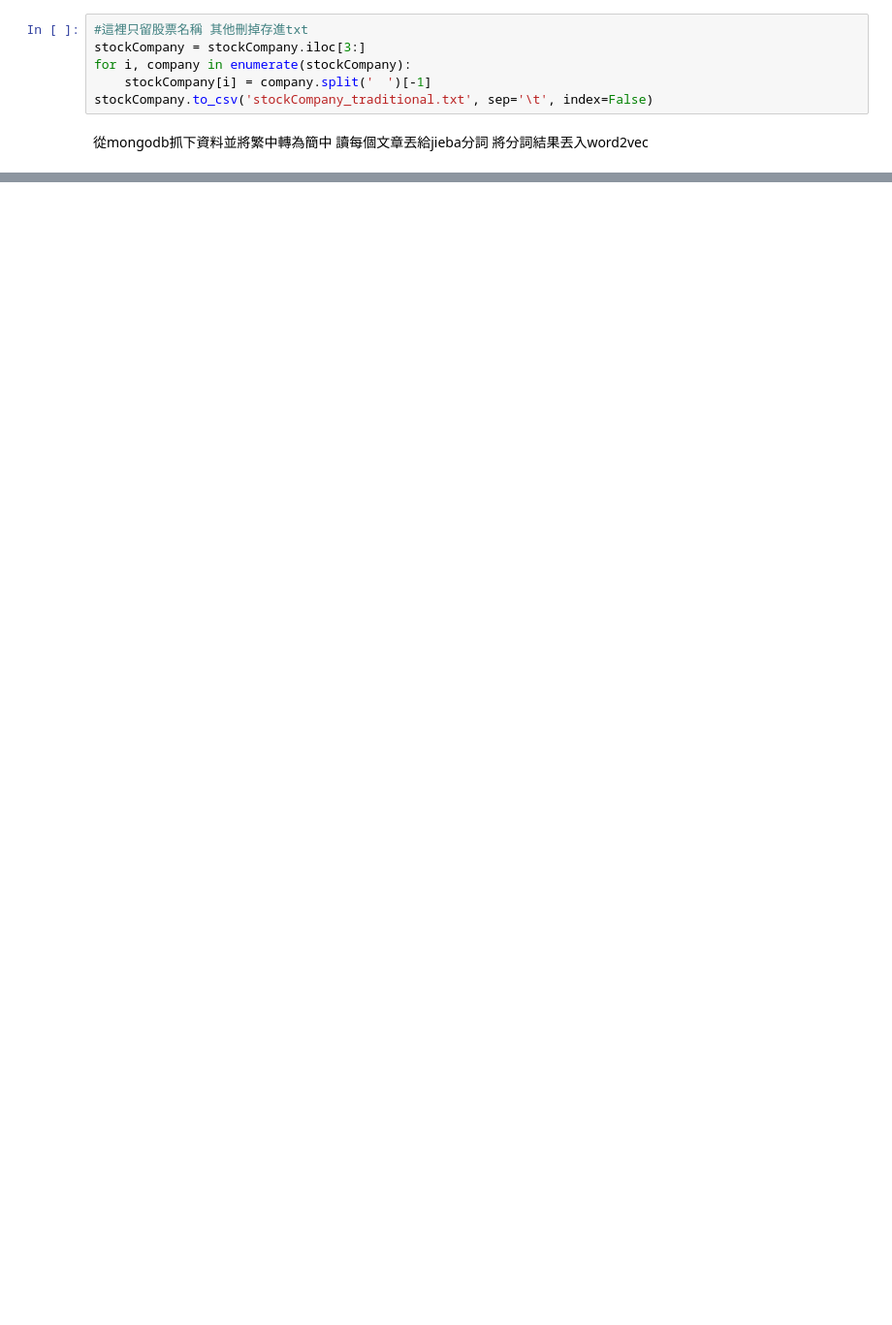
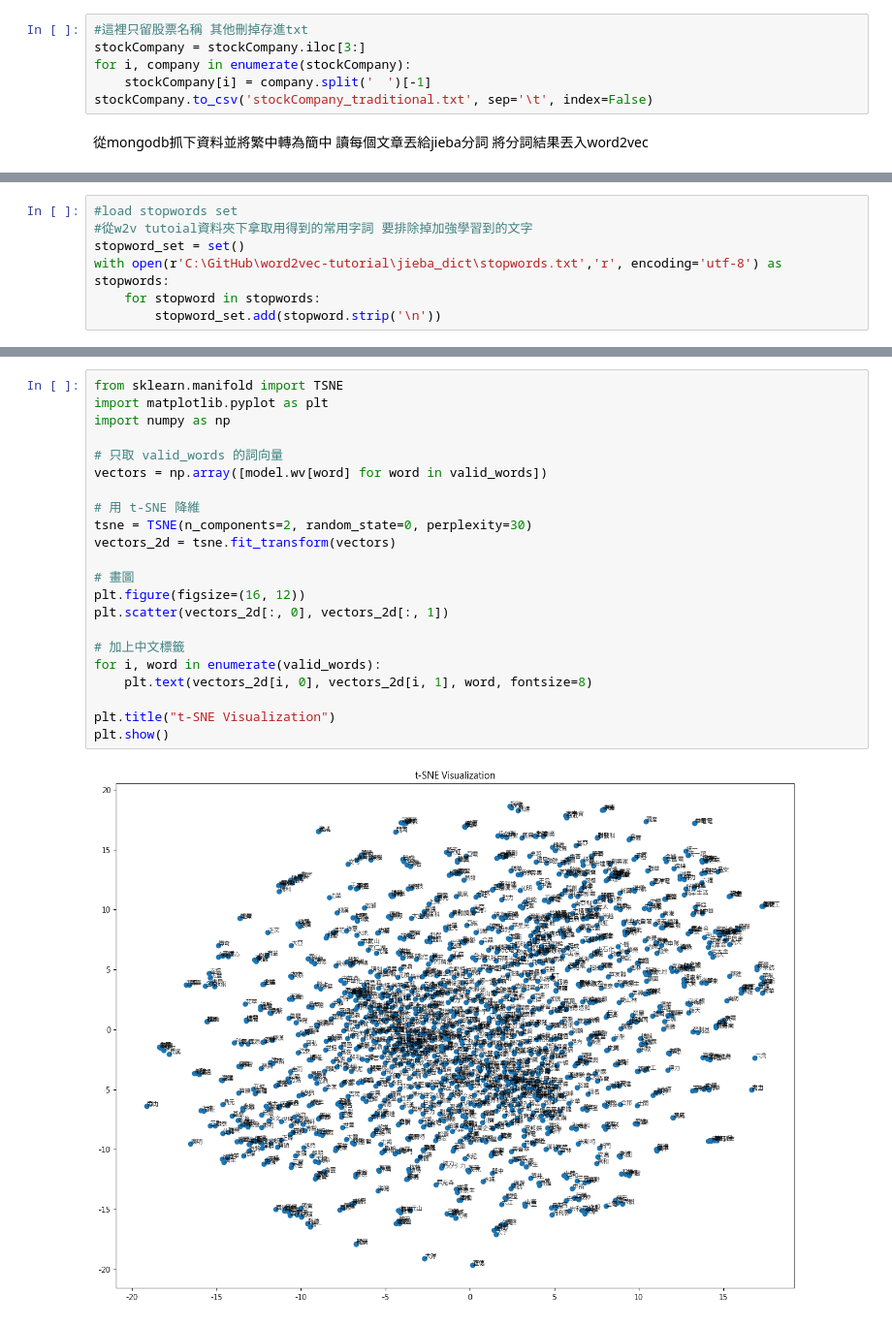
Before and after one commit to IvanT030/-, a Jupyter notebook: tmp.ipynb, the cells around one changed output, grey strips where cells are left out. Shown at 97% size. Drawn from its saved outputs; the diff is of its cells as text; blank space fills up the shorter version.

```diff
--- a/tmp.ipynb
+++ b/tmp.ipynb
@@ -74,0 +63,7 @@ client = pymongo.MongoClient(mongoUrl)
+# %%
+#load stopwords set
+#從w2v tutoial資料夾下拿取用得到的常用字詞 要排除掉加強學習到的文字
+stopword_set = set()
+with open(r'C:\GitHub\word2vec-tutorial\jieba_dict\stopwords.txt','r', encoding='utf-8') as stopwords:
+    for stopword in stopwords:
+        stopword_set.add(stopword.strip('\n'))
@@ -229,0 +396,24 @@ fig.show()  # 显示交互式图表
+# %%
+from sklearn.manifold import TSNE
+import matplotlib.pyplot as plt
+import numpy as np
+
+# 只取 valid_words 的詞向量
+vectors = np.array([model.wv[word] for word in valid_words])
+
+# 用 t-SNE 降維
+tsne = TSNE(n_components=2, random_state=0, perplexity=30)
+vectors_2d = tsne.fit_transform(vectors)
+
+# 畫圖
+plt.figure(figsize=(16, 12))
+plt.scatter(vectors_2d[:, 0], vectors_2d[:, 1])
+
+# 加上中文標籤
+for i, word in enumerate(valid_words):
+    plt.text(vectors_2d[i, 0], vectors_2d[i, 1], word, fontsize=8)
+
+plt.title("t-SNE Visualization")
+plt.show()
+# %% [output]
+[figure, added]
```
Also changed, not shown: parts of 15 cells of this notebook, 3 other files.
